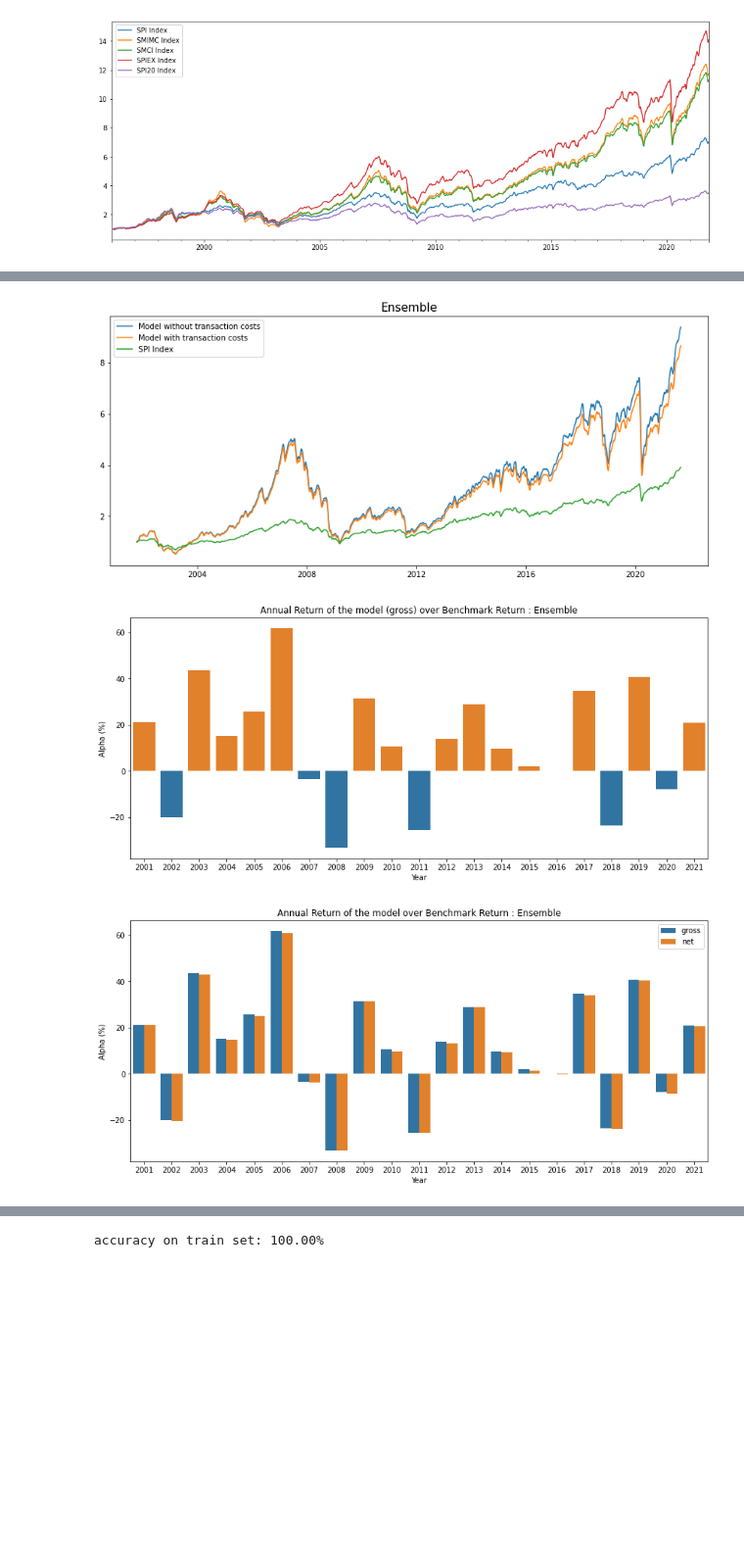
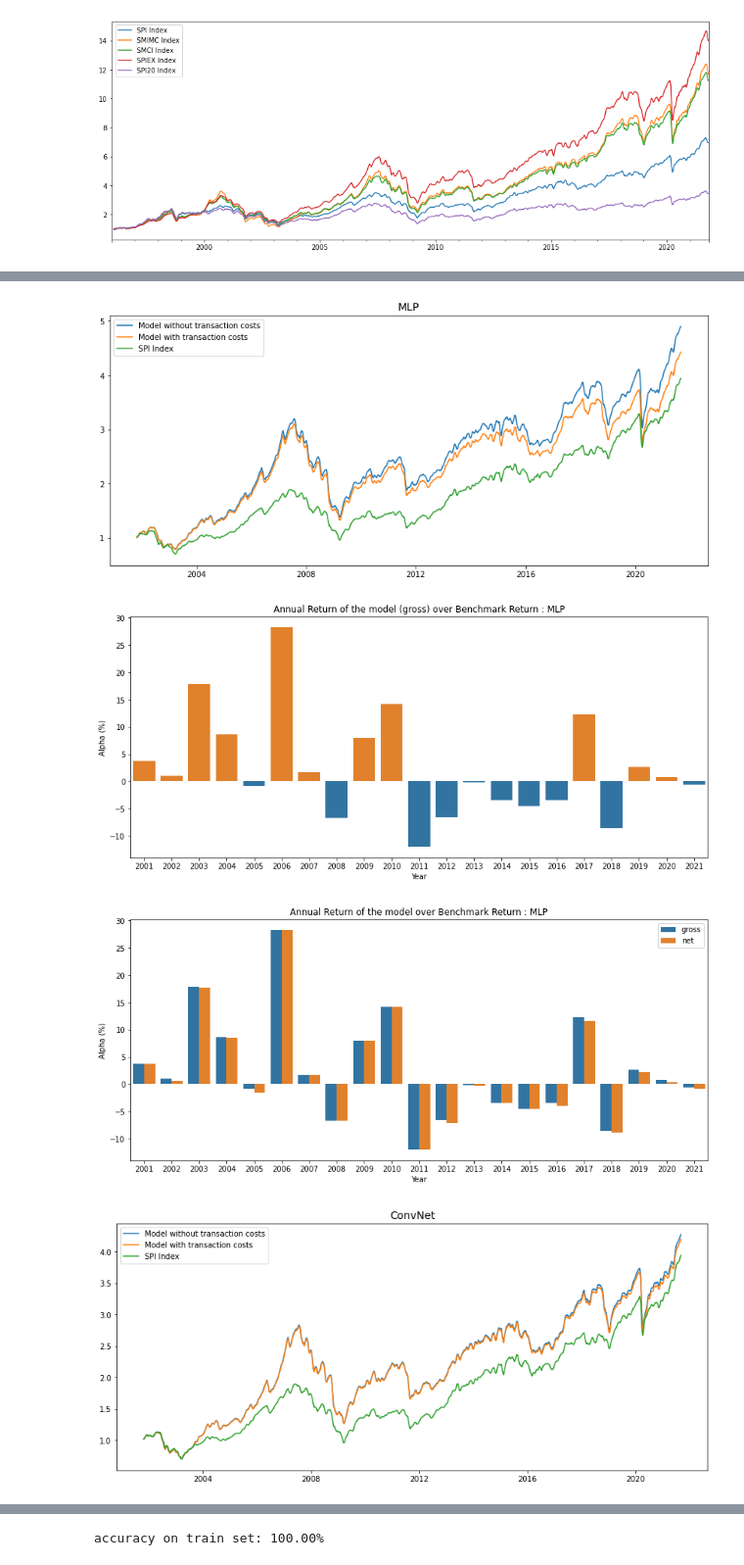
Before and after one commit to lacoupe/BCVS, a Jupyter notebook: SW/ml_size.ipynb, the cells around one changed output, grey strips where cells are left out. Shown at 98% size. Drawn from its saved outputs; the diff is of its cells as text; code cells hidden in the pictures; blank space fills up the shorter version.

```diff
--- a/SW/ml_size.ipynb
+++ b/SW/ml_size.ipynb
@@ -153,6 +283,6 @@ def price_to_perf(df, log=False):
 # %%
 class MLP(nn.Module):
-    def __init__(self, x1, x2, x3, pdrop=0.1):
+    def __init__(self, x1, x2, x3, pdrop=0.2):
         super().__init__()
         self.fc1 = nn.Linear(x1 * x2 * x3, 20)
         self.fc2 = nn.Linear(20, 10)
@@ -178,12 +308,12 @@ class ConvNet(nn.Module):
         self.dim2 = dim2
         self.dim3 = dim3
 
-        self.conv1 = nn.Conv3d(1, 16, kernel_size=(dim1_kernel1, dim2_kernel1, dim3))
-        self.conv2 = nn.Conv3d(16, 32, kernel_size=(dim1_kernel2, dim2_kernel2, 1))
+        self.conv1 = nn.Conv3d(1, 8, kernel_size=(dim1_kernel1, dim2_kernel1, dim3))
+        self.conv2 = nn.Conv3d(8, 16, kernel_size=(dim1_kernel2, dim2_kernel2, 1))
         self.pool = nn.MaxPool2d(kernel_size=2)
 
-        self.fc1 = nn.Linear(32 * (dim1 - dim1_kernel1 - dim1_kernel2 + 2) * (dim2 - dim2_kernel1 - dim2_kernel2 + 2), 64)
-        self.fc2 = nn.Linear(64, 4)
+        self.fc1 = nn.Linear(16 * (dim1 - dim1_kernel1 - dim1_kernel2 + 2) * (dim2 - dim2_kernel1 - dim2_kernel2 + 2), 32)
+        self.fc2 = nn.Linear(32, 4)
 
         self.relu = nn.ReLU()
         self.tanh = nn.Tanh()
@@ -366,15 +503,15 @@ def strategie(df_input_all, best_pred, model_name='MLP', nb_epochs=50, input_per
     df_prob = pd.DataFrame(index=best_pred[first_start_date_test:end_date].index, data=prob_output, columns=best_pred.columns)
     return df_pred, df_prob
 # %%
-models_list = ['MLP', 'CONVNET', 'LSTM']
-#models_list = ['MLP']
+models_list = ['MLP', 'ConvNet', 'LSTM']
+#models_list = ['LSTM']
 df_pred_dict = {}
 df_prob_dict = {}
 perf_pred_dict_gross = {}
 perf_pred_dict_net = {}
-nb_epochs = 1
+nb_epochs = 5
 input_period = 8
-mini_batch_size = 1
+mini_batch_size = 5
 verbose = 0
 training_window = 5
 
@@ -388,7 +525,23 @@ for i, model_name in enumerate(models_list):
         df_prob_ensemble += df_prob_dict[model_name]
 
 df_prob_ensemble /= 3
-df_pred_dict['Ensemble'] = df_prob_ensemble.rank(axis=1).replace({1: 0., 2: 0., 3: 1., 4: 1.})
+df_pred_dict['Ensemble'] = df_prob_ensemble.rank(axis=1).replace({1: 0., 2: 0., 3: 0., 4: 1.})
 # %%
 perf_bench = price_to_perf(bench_price.loc[df_pred_dict[model_name].index[0]:df_pred_dict[model_name].index[-1]], log=False)
 perf_bench_log = price_to_perf(bench_price.loc[df_pred_dict[model_name].index[0]:df_pred_dict[model_name].index[-1]], log=True)
+# %%
+bench_stats = perf_to_stat(perf_bench, perf_bench)
+stats = []
+stats.append(bench_stats + [0])
+for model_name in df_pred_dict.keys():
+
+    perf_gross = pred_to_perf(df_pred_dict[model_name], 0., log=False)
+    perf_net = pred_to_perf(df_pred_dict[model_name], 0.0012, log=False)
+
+    turnover_num = turnover(df_pred_dict[model_name])
+    stats.append(perf_to_stat(perf_gross, perf_net) + [turnover(df_pred_dict[model_name])])
+stats = np.array(stats)
+
+df_stats = pd.DataFrame(data=stats, columns=['Gross avg. annual return (%)','Net avg. annual return (%)', 'Avg. annual vol. (%)', 'Avg Sharpe ratio', 'Max. Drawdown (%)', 'Turnover'], index=['Benchmark SPI'] + list(df_pred_dict.keys())).round(2)
+df_stats.Turnover = df_stats.Turnover.apply(int)
+df_stats
@@ -395,9 +555,10 @@ perf_bench_log = price_to_perf(bench_price.loc[df_pred_dict[model_name].index[0]
 # %%
-model = 'Ensemble'
-performance_plot(df_pred_dict[model], model)
-annual_alpha_plot(perf_bench, df_pred_dict[model], model)
-annual_alpha_plot_grossnet(perf_bench, df_pred_dict[model], model)
+for model_name in df_pred_dict.keys():
+    performance_plot(df_pred_dict[model_name], model_name)
+    annual_alpha_plot(perf_bench, df_pred_dict[model], model_name)
+    annual_alpha_plot_grossnet(perf_bench, df_pred_dict[model], model_name)
 # %% [output]
-[figure, old version]
+[figure, new version]
-[figure, old version]
+[figure, new version]
-[figure, old version]
+[figure, new version]
+[figure, added]
```
Also changed, not shown: parts of 36 cells of this notebook, 10 other files.
